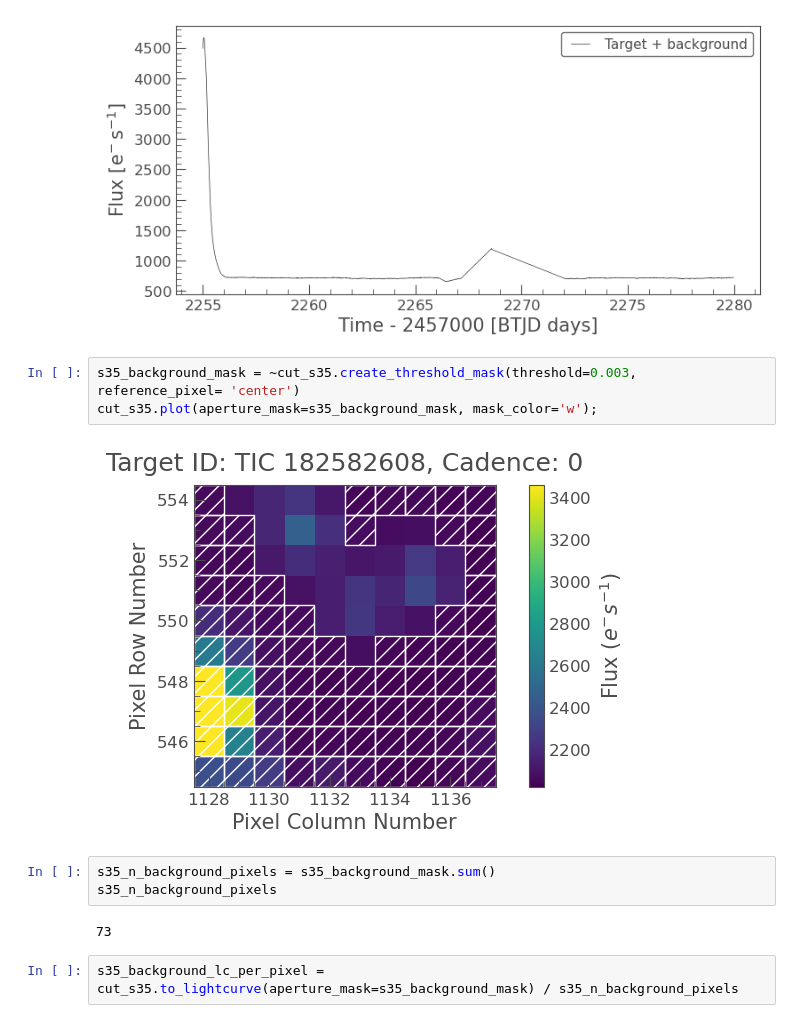
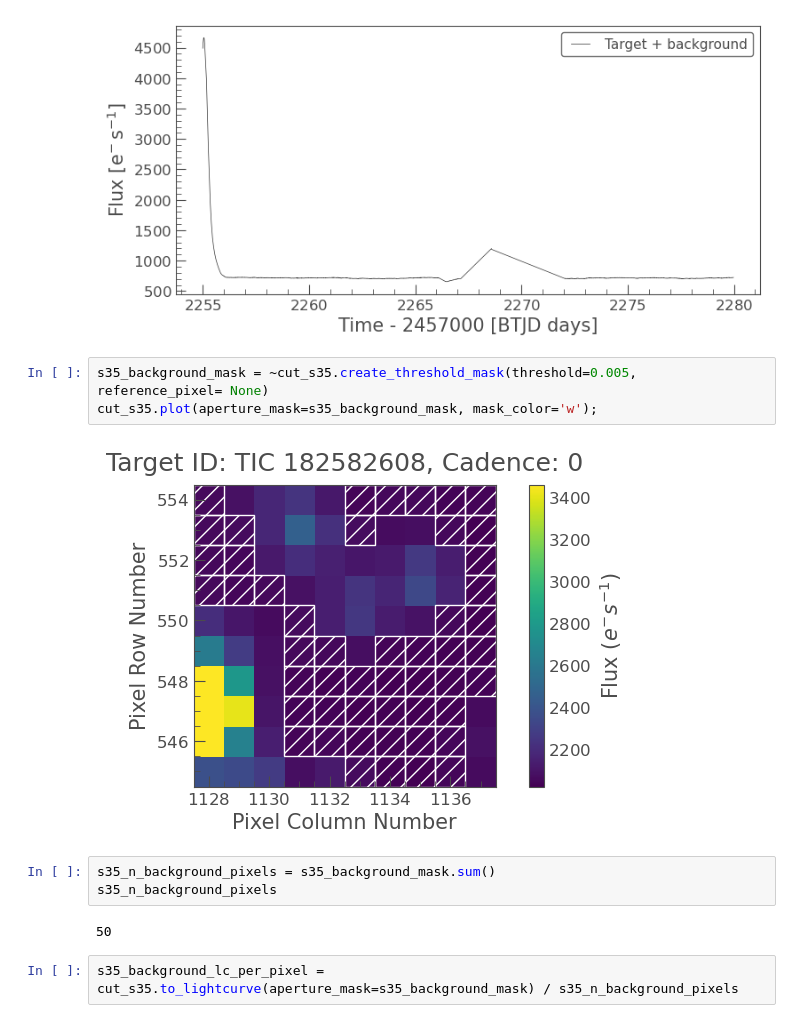
Before and after one commit to ASainio/ASASSN-21qj, a Jupyter notebook: TESS_sector_35.ipynb, the cells around one changed output. Drawn from its saved outputs; the diff is of its cells as text.

```diff
--- a/TESS_sector_35.ipynb
+++ b/TESS_sector_35.ipynb
@@ -41,15 +41,15 @@ s35_target_lc.plot(label='Target + background');
 # %% [output]
 [figure]
 # %%
-s35_background_mask = ~cut_s35.create_threshold_mask(threshold=0.003, reference_pixel= 'center')
+s35_background_mask = ~cut_s35.create_threshold_mask(threshold=0.005, reference_pixel= None)
 cut_s35.plot(aperture_mask=s35_background_mask, mask_color='w');
 # %% [output]
-[figure, old version]
+[figure, new version]
 # %%
 s35_n_background_pixels = s35_background_mask.sum()
 s35_n_background_pixels
 # %% [output]
-73
+50
 # %%
 s35_background_lc_per_pixel = cut_s35.to_lightcurve(aperture_mask=s35_background_mask) / s35_n_background_pixels
 # %%
```
Also changed, not shown: parts of 1 cell of this notebook, 3 other files.
